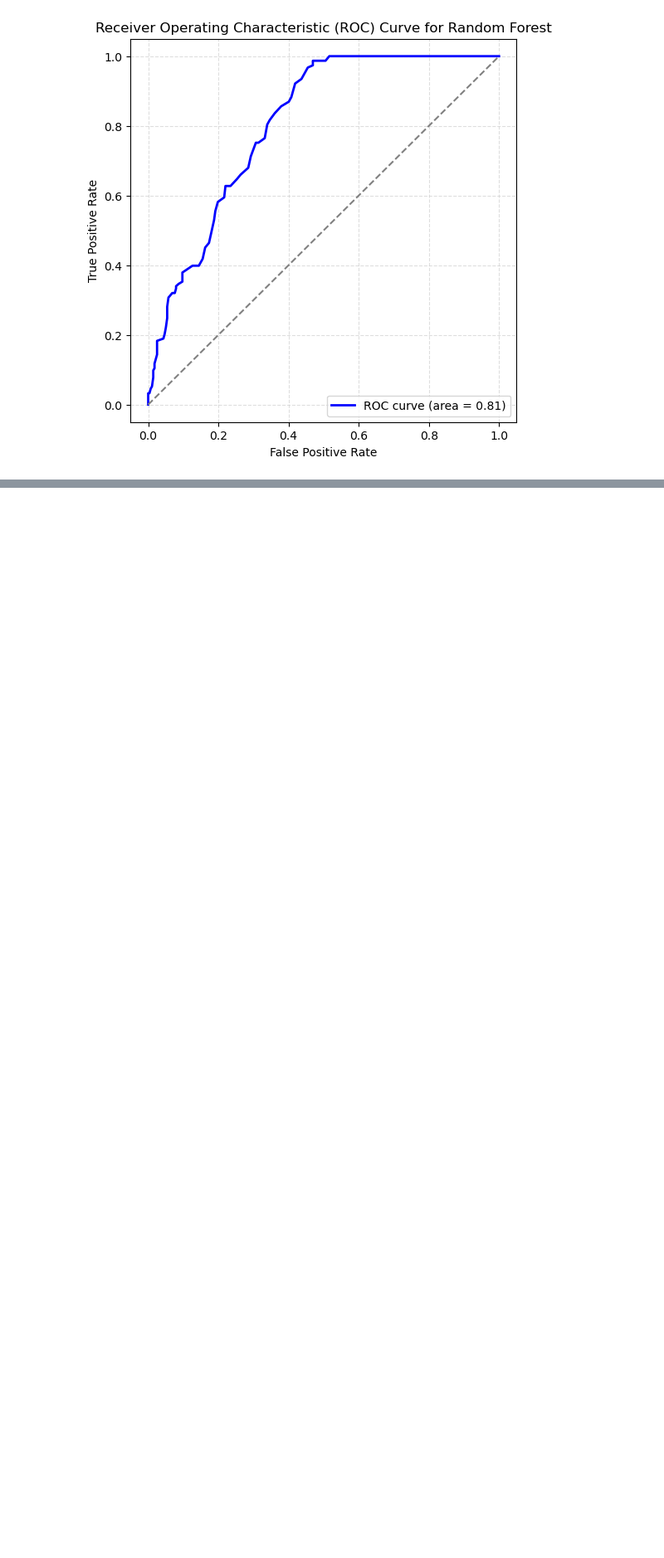
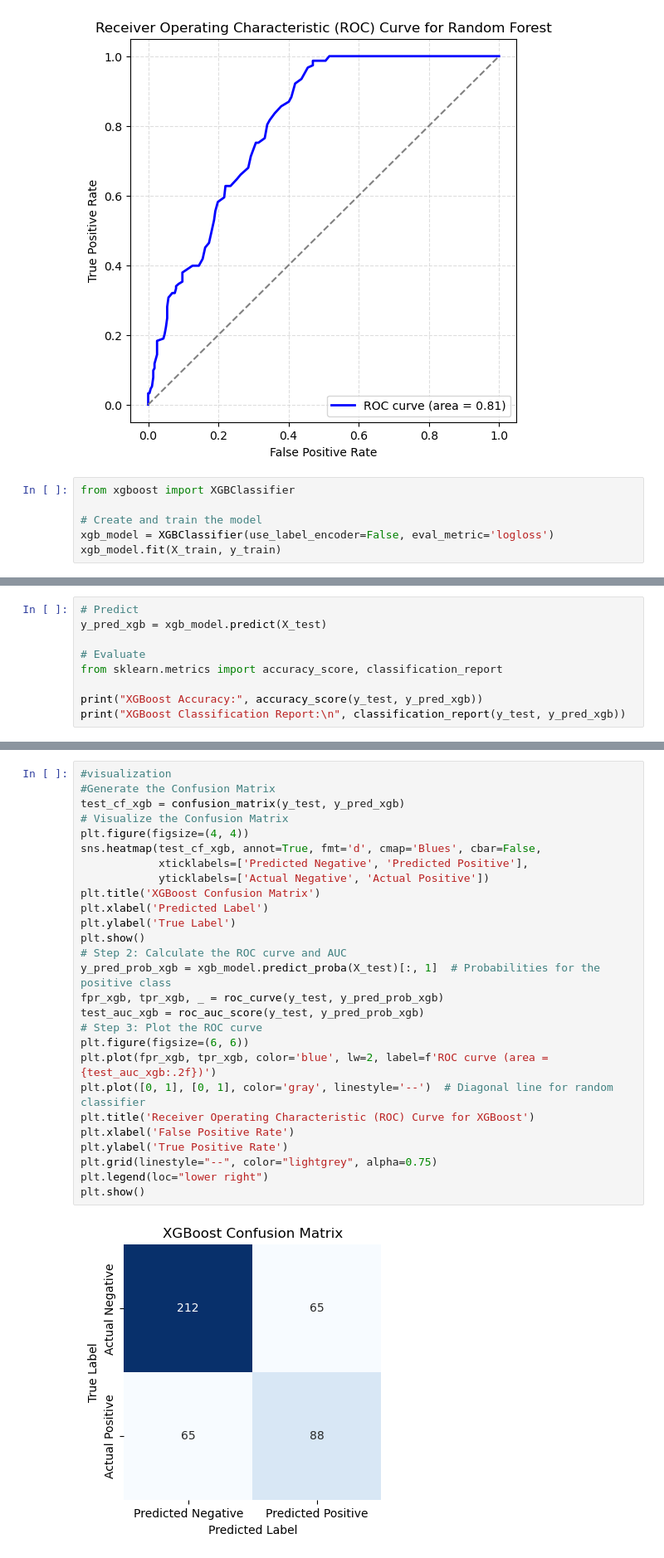
Before and after one commit to mmitry/project-4-group-9, a Jupyter notebook: Machine Learning.ipynb, the cells around one changed output, grey strips where cells are left out. Shown at 83% size. Drawn from its saved outputs; the diff is of its cells as text; blank space fills up the shorter version.

Commit message:
xgboost model

```diff
--- a/Machine Learning.ipynb
+++ b/Machine Learning.ipynb
@@ -239,3 +239,9 @@ Random Forest Classification Report:
 weighted avg       0.70      0.71      0.71       430
 [figure]
 [figure]
+# %%
+from xgboost import XGBClassifier
+
+# Create and train the model
+xgb_model = XGBClassifier(use_label_encoder=False, eval_metric='logloss')
+xgb_model.fit(X_train, y_train)
@@ -241,0 +260,9 @@ weighted avg       0.70      0.71      0.71       430
+# %%
+# Predict
+y_pred_xgb = xgb_model.predict(X_test)
+
+# Evaluate
+from sklearn.metrics import accuracy_score, classification_report
+
+print("XGBoost Accuracy:", accuracy_score(y_test, y_pred_xgb))
+print("XGBoost Classification Report:\n", classification_report(y_test, y_pred_xgb))
@@ -241,0 +280,29 @@ weighted avg       0.70      0.71      0.71       430
+# %%
+#visualization
+#Generate the Confusion Matrix
+test_cf_xgb = confusion_matrix(y_test, y_pred_xgb)
+# Visualize the Confusion Matrix
+plt.figure(figsize=(4, 4))
+sns.heatmap(test_cf_xgb, annot=True, fmt='d', cmap='Blues', cbar=False,
+            xticklabels=['Predicted Negative', 'Predicted Positive'],
+            yticklabels=['Actual Negative', 'Actual Positive'])
+plt.title('XGBoost Confusion Matrix')
+plt.xlabel('Predicted Label')
+plt.ylabel('True Label')
+plt.show()
+# Step 2: Calculate the ROC curve and AUC
+y_pred_prob_xgb = xgb_model.predict_proba(X_test)[:, 1]  # Probabilities for the positive class
+fpr_xgb, tpr_xgb, _ = roc_curve(y_test, y_pred_prob_xgb)
+test_auc_xgb = roc_auc_score(y_test, y_pred_prob_xgb)
+# Step 3: Plot the ROC curve
+plt.figure(figsize=(6, 6))
+plt.plot(fpr_xgb, tpr_xgb, color='blue', lw=2, label=f'ROC curve (area = {test_auc_xgb:.2f})')
+plt.plot([0, 1], [0, 1], color='gray', linestyle='--')  # Diagonal line for random classifier
+plt.title('Receiver Operating Characteristic (ROC) Curve for XGBoost')
+plt.xlabel('False Positive Rate')
+plt.ylabel('True Positive Rate')
+plt.grid(linestyle="--", color="lightgrey", alpha=0.75)
+plt.legend(loc="lower right")
+plt.show()
+# %% [output]
+[figure, added]
```
Also changed, not shown: parts of 3 cells of this notebook.
